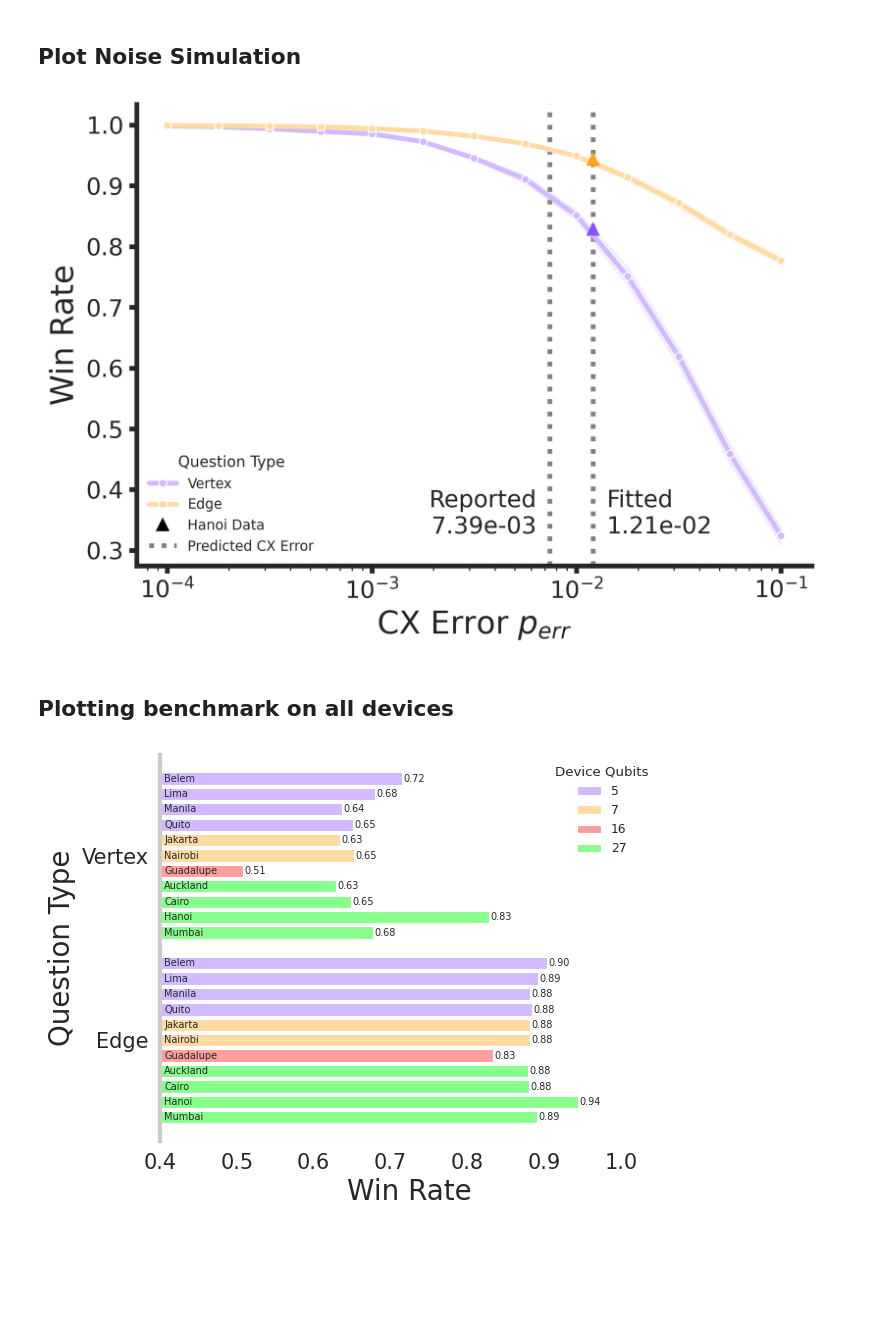
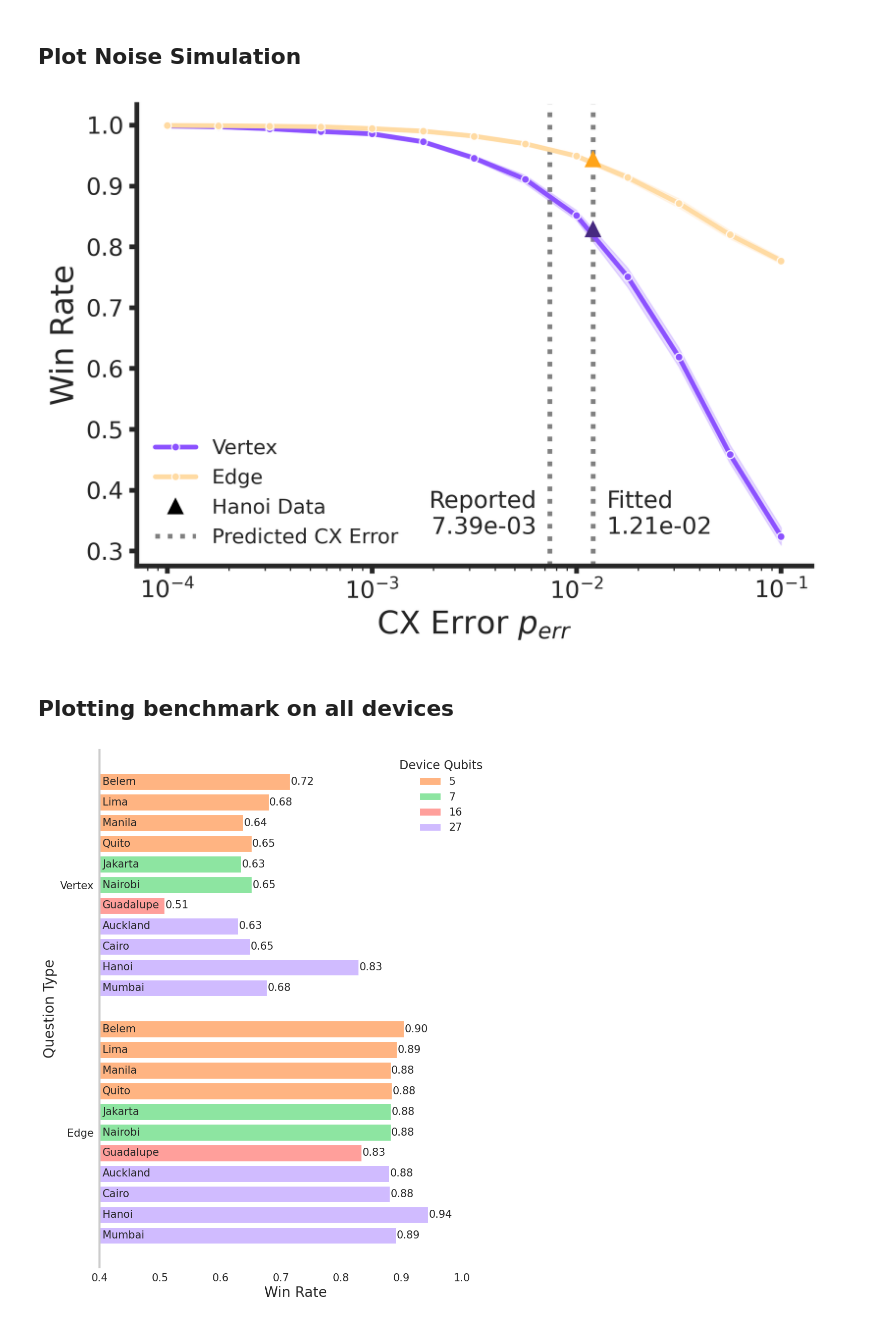
Before and after one commit to jfurches/nonlocalgames, a Jupyter notebook: poster_figures.ipynb, the cells around one changed output. Cells and saved outputs as stored; diff of their text form; code cells hidden in the pictures; blank space fills up the shorter version.

Commit message:
Newer poster figures

```diff
--- a/poster_figures.ipynb
+++ b/poster_figures.ipynb
@@ -44,9 +44,10 @@ plt.rc('font', size=15)
 plt.rc('axes', labelsize=20)
 plt.rc('xtick', labelsize=15)
 plt.rc('ytick', labelsize=15)
+plt.rc('legend', fontsize=13)
 
-light_palette = ('#D1BAFF', '#FFDBA3')
-dark_palette = ('#8C52FF', '#FFA419')
+light_palette = ('#8C52FF', '#FFDBA3')
+dark_palette = ('#462980', '#FFA419')
 
 fig = plt.figure(figsize=(7.2, 5.2), dpi=300)
 ax = plt.gca()
@@ -117,13 +118,13 @@ with sns.color_palette(dark_palette):
     plt.plot(
         optimal_cx_err,
         real_data.loc[real_data.qtype=='Vertex'].q_winrate.mean(),
-        '^', color=dark_palette[0], label='Hanoi Data', markersize=7
+        '^', color=dark_palette[0], label='Hanoi Data', markersize=9
     )
 
     plt.plot(
         optimal_cx_err,
         real_data.loc[real_data.qtype=='Edge'].q_winrate.mean(),
-        '^', color=dark_palette[1], markersize=7
+        '^', color=dark_palette[1], markersize=9
     )
 
 ylim = plt.ylim()
@@ -135,8 +136,8 @@ plt.text(optimal_cx_err + 2e-3, 0.4, f'Fitted\n{optimal_cx_err.item():.2e}',
          horizontalalignment='left', verticalalignment='top')
 plt.ylim(*ylim)
 
-legend = plt.legend()
-legend.set_title('Question Type')
+legend = plt.legend(framealpha=0.0)
+legend.set_title('')
 legend.get_lines()[2].set_color('black')
 legend.get_frame().set_linewidth(0.0)
 plt.xlabel(r'CX Error $p_{err}$')
@@ -152,7 +153,7 @@ plt.tight_layout()
 plt.savefig('poster_figures/simulated_noise.svg', transparent=True)
 plt.show()
 # %% [output]
-[figure, old version]
+[figure, new version]
 # %% [markdown]
 ## Plotting benchmark on all devices
 # %%
@@ -162,9 +163,10 @@ from matplotlib.axes import Axes
 import numpy as np
 import pandas as pd
 
-custom_palette = ('#D1BAFF', '#FFDBA3', '#FF9F9B', '#87FF8D')
+custom_palette = ('#8C52FF', '#FFDBA3', '#FF746D', '#87FF8D')
 sns.set_context('paper')
-sns.set_palette(custom_palette)
+# sns.set_palette(custom_palette)
+sns.set_palette('pastel')
 sns.set_style('whitegrid')
 plt.rc('axes', labelsize=20)
 plt.rc('xtick', labelsize=15)
@@ -177,13 +179,15 @@ qubit_values = df.qubits.unique().tolist()
 qubit_values = sorted(qubit_values)
 devices = df.Device.unique()
 
-fig = plt.figure()
+fig = plt.figure(figsize=(23 / 2.5, 28 / 2.5))
+FONT_SIZE = 15
 ax: Axes = plt.gca()
 
 qubit_artists = []
 
 i = 0
 for color_idx, qubits in enumerate(qubit_values):
+    color_idx += 1
     data: pd.DataFrame = df.loc[df.qubits == qubits]
     data.sort_values('Device')
     subdevices = np.sort(data.Device.unique())
@@ -203,13 +207,14 @@ for color_idx, qubits in enumerate(qubit_values):
     ax.bar_label(
         container,
         fmt='%.2f',
-        fontsize=7,
+        fontsize=FONT_SIZE,
         padding=1
     )
 
     for dev, y_val in zip(subdevices, y):
         ax.text(0.405, y_val, dev,
-                fontsize=7,
+                fontsize=FONT_SIZE,
+                # color="black" if color_idx % 2 == 1 else "white",
                 horizontalalignment='left',
                 verticalalignment='center')
 
@@ -227,42 +232,45 @@ for color_idx, qubits in enumerate(qubit_values):
     ax.bar_label(
         container,
         fmt='%.2f',
-        fontsize=7,
+        fontsize=FONT_SIZE,
         padding=1
     )
 
     for dev, y_val in zip(subdevices, y):
         ax.text(0.405, y_val, dev,
-                fontsize=7,
+                fontsize=FONT_SIZE,
+                # color="black" if color_idx % 2 == 1 else "white",
                 horizontalalignment='left',
                 verticalalignment='center')
 
     i += len(subdevices)
 
 plt.xlabel('Win Rate')
 plt.xlim(0.4, 1.05)
 
 n = len(devices)
 plt.yticks([-n // 2 + 1, -3 * n // 2], ['Vertex', 'Edge'])
 plt.ylabel('Question Type')
 plt.grid(visible=False, axis='y')
 
 legend = ax.legend(
     qubit_artists,
     [f'{int(q)}' for q in qubit_values],
     title='Device Qubits',
-    framealpha=1
+    framealpha=1,
+    fontsize=15,
+    title_fontsize=17
 )
 legend.get_frame().set_linewidth(0.0)
 ax.grid(False)
 sns.despine(bottom=True)
 
 for axis in ['top','bottom','left','right']:
     ax.spines[axis].set_linewidth(3)
 ax.tick_params(width=3)
 
 plt.tight_layout()
 plt.savefig('poster_figures/all_devices_byquestion.svg', transparent=True)
 plt.show()
 # %% [output]
-[figure, old version]
+[figure, new version]
```
Also changed, not shown: parts of 1 cell of this notebook, 3 other files.
